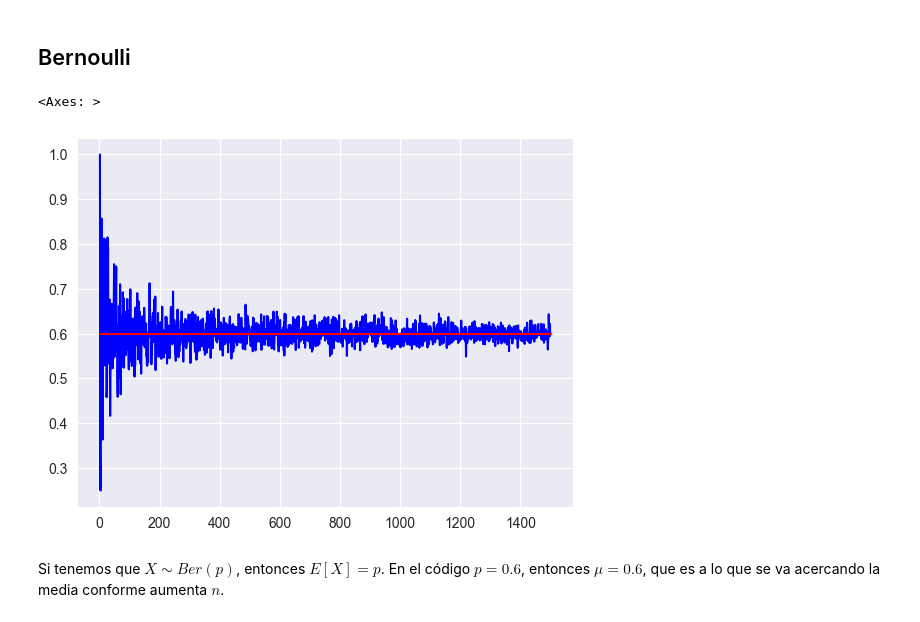
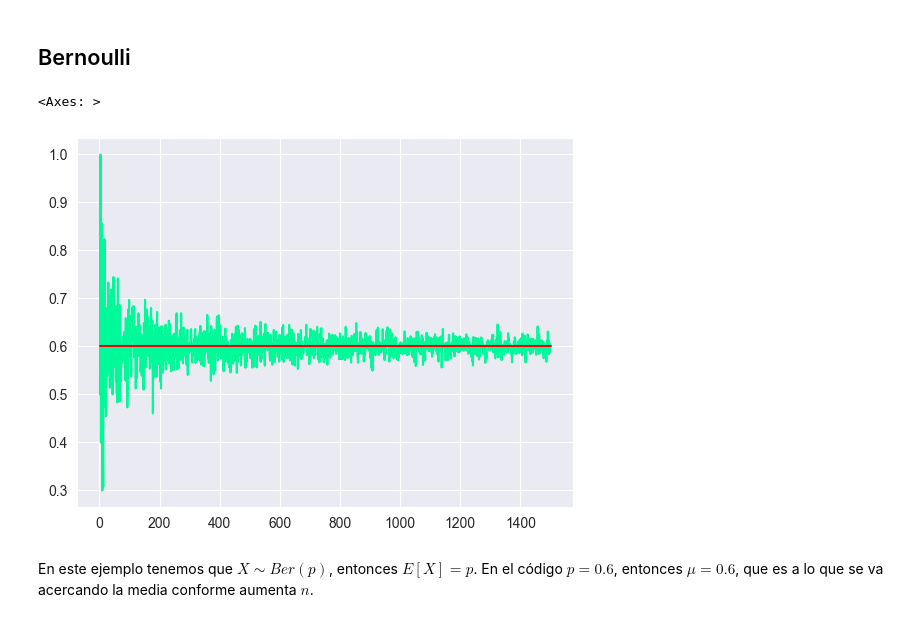
Before and after one commit to 420002464/Portafolio, a Jupyter notebook: LFGN.ipynb, the cells around one changed output. Cells and saved outputs as stored; diff of their text form; code cells hidden in the pictures.

```diff
--- a/LFGN.ipynb
+++ b/LFGN.ipynb
@@ -44,14 +44,14 @@ En este caso caso tenemos que si $X\sim\Gamma(\alpha,\lambda)$, tenemos que $E[X
 # %%
 def ber(p, n):
     return np.random.choice(a=[0,1],p=[1-p,p],size=n)
 p=0.6
 Y = [np.mean(ber(p, i)) for i in range(2,1500)]
 X = [i for i in range(2,1500)]
 sns.set_style("darkgrid")
-sns.lineplot(x=X,y=Y,color='blue')
+sns.lineplot(x=X,y=Y,color='mediumspringgreen')
 sns.lineplot(x=[1,1500], y=p, color='red')
 # %% [output]
 <Axes: >
-[figure, old version]
+[figure, new version]
 # %% [markdown]
-Si tenemos que $X\sim Ber(p)$, entonces $E[X]=p$. En el código $p=0.6$, entonces $\mu=0.6$, que es a lo que se va acercando la media conforme aumenta $n$.
+En este ejemplo tenemos que $X\sim Ber(p)$, entonces $E[X]=p$. En el código $p=0.6$, entonces $\mu=0.6$, que es a lo que se va acercando la media conforme aumenta $n$.
```
Also changed, not shown: parts of 2 cells of this notebook.
